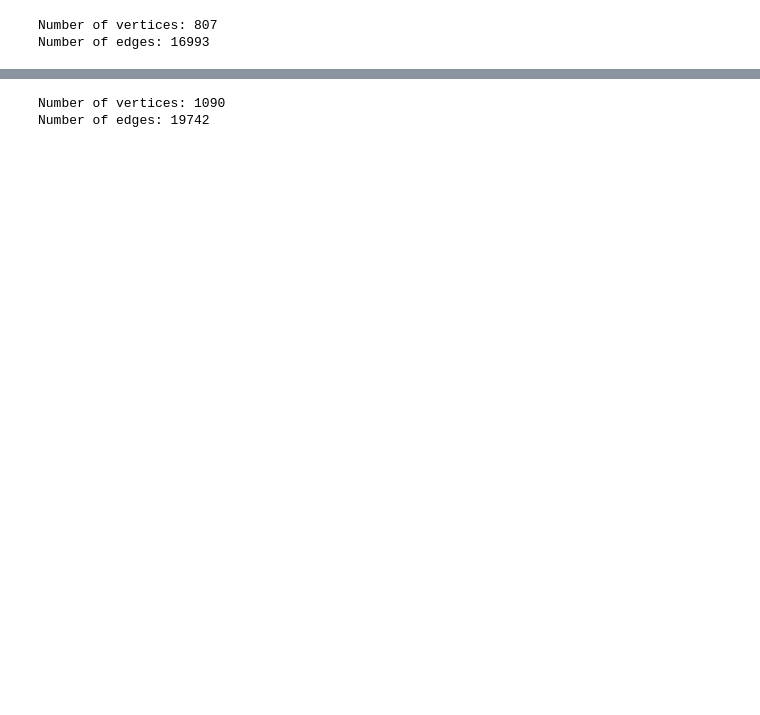
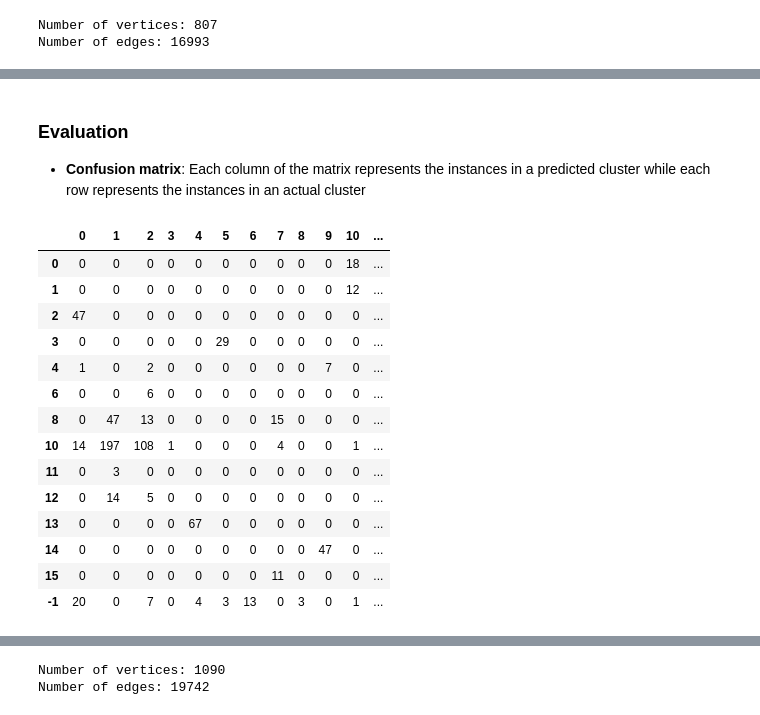
Before and after one commit to chrisPiemonte/url2vec, a Jupyter notebook: notebooks/graph.ipynb, the cells around one changed output, grey strips where cells are left out. Cells and saved outputs as stored; diff of their text form; code cells hidden in the pictures; blank space fills up the shorter version.

Commit message:
graph notebook

```diff
--- a/notebooks/graph.ipynb
+++ b/notebooks/graph.ipynb
@@ -11,13 +23,2 @@ from __future__ import print_function
 # %% [markdown]
 <div style="text-align:center"><h1> NO-COSTRAINT GRAPH </h1></div>
-# %%
-"""g = ig.Graph(directed=True)
-g.add_vertices(10)
-g.add_edge(1, 2)
-g.add_edge(1, 3)
-g.add_edge(4, 5)
-g.delete_vertices([0, 8, 9])
-
-print([i.index for i in g.vs])
-for i in g.es:
-    print i.source, i.target"""
@@ -38,0 +78,10 @@ Number of edges: 16993
+# %%
+fastgreedy_dendogram = nocostraint_graph.community_fastgreedy()
+fastgreedy_clustering = fastgreedy_dendogram.as_clustering(16)
+
+print(fastgreedy_clustering.sizes())
+
+walktrap_dendogram = nocostraint_graph.community_walktrap(steps=3)
+walktrap_clustering = walktrap_dendogram.as_clustering(16)
+
+print(walktrap_clustering.sizes())
@@ -38,0 +93,5 @@ Number of edges: 16993
+# %%
+for i in range(len(walktrap_clustering.membership)):
+    nocostraint_graph.vs[i]["color"] = get_color(walktrap_clustering.membership[i])
+    nocostraint_graph.vs[i]["pred_walktrap_label"] = walktrap_clustering.membership[i]
+    nocostraint_graph.vs[i]["pred_fastgreedy_label"] = fastgreedy_clustering.membership[i]
@@ -38,0 +109,27 @@ Number of edges: 16993
+# %% [markdown]
+### Evaluation
+
+
+- **Confusion matrix**: Each column of the matrix represents the instances in a predicted cluster while each row represents the instances in an actual cluster
+# %%
+nocostraint_conftable_df = pd.DataFrame(get_confusion_table(nocostraint_graph.vs["true_label"], nocostraint_graph.vs["pred_walktrap_label"]),
+             index=set(nocostraint_graph.vs["true_label"]),
+             columns=set(nocostraint_graph.vs["pred_walktrap_label"]))
+
+nocostraint_conftable_df
+# %% [output]
+|  | 0 | 1 | 2 | 3 | 4 | 5 | 6 | 7 | 8 | 9 | 10 | ... |
+| 0 | 0 | 0 | 0 | 0 | 0 | 0 | 0 | 0 | 0 | 0 | 18 | ... |
+| 1 | 0 | 0 | 0 | 0 | 0 | 0 | 0 | 0 | 0 | 0 | 12 | ... |
+| 2 | 47 | 0 | 0 | 0 | 0 | 0 | 0 | 0 | 0 | 0 | 0 | ... |
+| 3 | 0 | 0 | 0 | 0 | 0 | 29 | 0 | 0 | 0 | 0 | 0 | ... |
+| 4 | 1 | 0 | 2 | 0 | 0 | 0 | 0 | 0 | 0 | 7 | 0 | ... |
+| 6 | 0 | 0 | 6 | 0 | 0 | 0 | 0 | 0 | 0 | 0 | 0 | ... |
+| 8 | 0 | 47 | 13 | 0 | 0 | 0 | 0 | 15 | 0 | 0 | 0 | ... |
+| 10 | 14 | 197 | 108 | 1 | 0 | 0 | 0 | 4 | 0 | 0 | 1 | ... |
+| 11 | 0 | 3 | 0 | 0 | 0 | 0 | 0 | 0 | 0 | 0 | 0 | ... |
+| 12 | 0 | 14 | 5 | 0 | 0 | 0 | 0 | 0 | 0 | 0 | 0 | ... |
+| 13 | 0 | 0 | 0 | 0 | 67 | 0 | 0 | 0 | 0 | 0 | 0 | ... |
+| 14 | 0 | 0 | 0 | 0 | 0 | 0 | 0 | 0 | 0 | 47 | 0 | ... |
+| 15 | 0 | 0 | 0 | 0 | 0 | 0 | 0 | 11 | 0 | 0 | 0 | ... |
+| -1 | 20 | 0 | 7 | 0 | 4 | 3 | 13 | 0 | 3 | 0 | 1 | ... |
```
Also changed, not shown: parts of 46 cells of this notebook, 2 other files.
